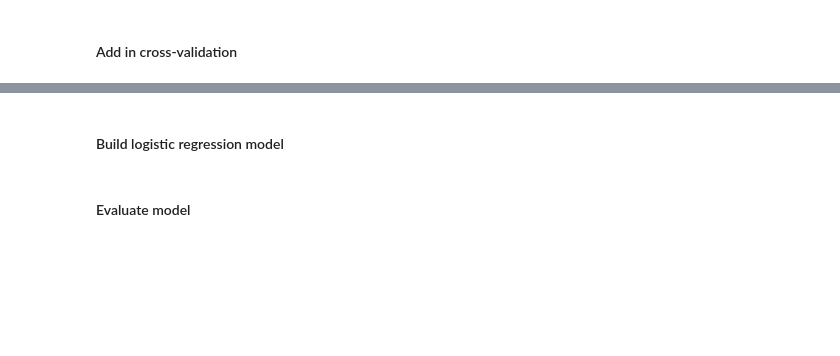
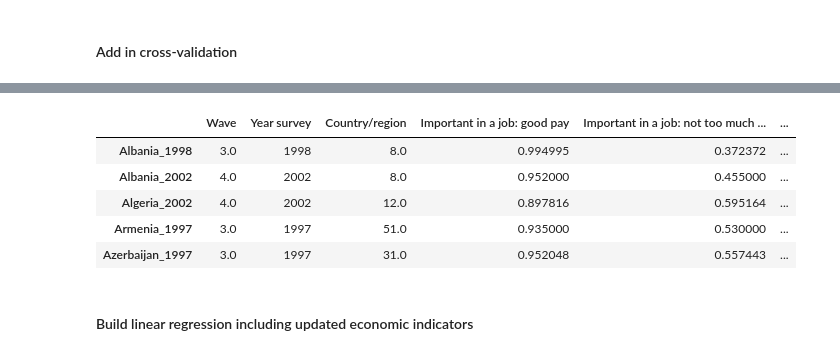
Before and after one commit to viviennehay/DSI-Project-5, a Jupyter notebook: World Values -- Full dataset.ipynb, the cells around one changed output, grey strips where cells are left out. Drawn from its saved outputs; the diff is of its cells as text; code cells hidden in the pictures; blank space fills up the shorter version.

Commit message:
Status Friday 35:00pm. Second set of linear regression completed

```diff
--- a/World Values -- Full dataset.ipynb
+++ b/World Values -- Full dataset.ipynb
@@ -753,3 +1109,27 @@ for i in range(0, len(new_indicator_dfs)):
     new_indicator_dfs[i] = new_indicator_dfs[i].fillna(method = 'ffill', axis=1)             # first try a forward fill (i.e., base on the last available value)
     new_indicator_dfs[i] = new_indicator_dfs[i].fillna(method = 'backfill', axis=1)          # next try a backward fill (i.e., base on the next available value)
     new_indicator_dfs[i] = new_indicator_dfs[i].fillna(value = new_indicator_dfs[i].mean())  # finally impute with df mean
+# %%
+# Match World Bank country names to World Values Survey Country names
+
+country_name_map_df = pd.read_csv("./indicator_data/WB to WSV country name.csv", index_col = 'Country Name')
+
+for i in range(0, len(new_indicator_dfs)):
+    new_indicator_dfs[i] = pd.concat([new_indicator_dfs[i], country_name_map_df], axis = 1)
+# %%
+# Flatten data
+
+for i in range(0, len(new_indicator_dfs)):
+    new_indicator_dfs[i].index = new_indicator_dfs[i]['WVS country name']
+    new_indicator_dfs[i] = pd.DataFrame(new_indicator_dfs[i].stack(), columns=new_indicator_column_names[i])
+    new_indicator_dfs[i].reset_index(inplace=True)
+    new_indicator_dfs[i].index = new_indicator_dfs[i]['WVS country name'] + "_" + new_indicator_dfs[i]['level_1']
+    new_indicator_dfs[i].drop(['WVS country name', 'level_1'], axis = 1, inplace= True)
+# %%
+# Reassign dataframe names
+
+cell_subs_df                 = new_indicator_dfs[0]
+life_expectancy_female_df    = new_indicator_dfs[1]
+primary_employment_male_df   = new_indicator_dfs[2]
+secondary_employment_male_df = new_indicator_dfs[3]
+tertiary_employment_male_df  = new_indicator_dfs[4]
@@ -756,4 +1146,19 @@ for i in range(0, len(new_indicator_dfs)):
+# %%
+# Merge new indicators into 'jobs_and_indicators_df
+
+job_and_indicator_df=pd.merge(job_and_indicator_df, cell_subs_df, left_index=True, right_index=True)
+job_and_indicator_df=pd.merge(job_and_indicator_df, life_expectancy_female_df, left_index=True, right_index=True)
+job_and_indicator_df=pd.merge(job_and_indicator_df, primary_employment_male_df, left_index=True, right_index=True)
+job_and_indicator_df=pd.merge(job_and_indicator_df, secondary_employment_male_df, left_index=True, right_index=True)
+job_and_indicator_df=pd.merge(job_and_indicator_df, tertiary_employment_male_df, left_index=True, right_index=True)
+# %%
+job_and_indicator_df.head()
+# %% [output]
+|  | Wave | Year survey | Country/region | Important in a job: good pay | Important in a job: not too much ... | ... |
+| Albania_1998 | 3.0 | 1998 | 8.0 | 0.994995 | 0.372372 | ... |
+| Albania_2002 | 4.0 | 2002 | 8.0 | 0.952000 | 0.455000 | ... |
+| Algeria_2002 | 4.0 | 2002 | 12.0 | 0.897816 | 0.595164 | ... |
+| Armenia_1997 | 3.0 | 1997 | 51.0 | 0.935000 | 0.530000 | ... |
+| Azerbaijan_1997 | 3.0 | 1997 | 31.0 | 0.952048 | 0.557443 | ... |
 # %% [markdown]
-#### Build logistic regression model
+#### Build linear regression including updated economic indicators
-# %% [markdown]
-#### Evaluate model
```
Also changed, not shown: parts of 82 cells of this notebook, 3 other files.
